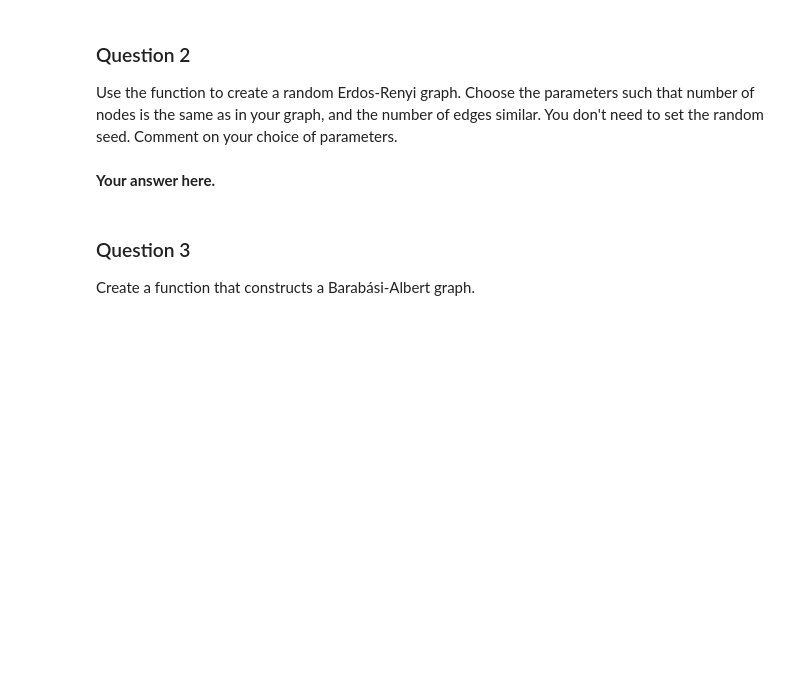
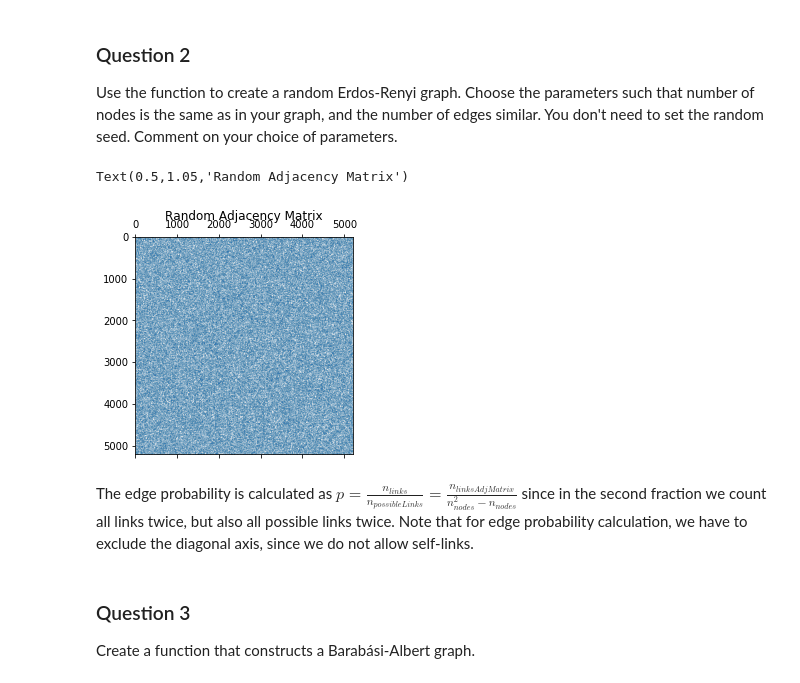
Before and after one commit to mattminder/ntds_24, a Jupyter notebook: Milestone_2/2_network_models.ipynb, the cells around one changed output. Drawn from its saved outputs; the diff is of its cells as text; code cells hidden in the pictures; blank space fills up the shorter version.

```diff
--- a/Milestone_2/2_network_models.ipynb
+++ b/Milestone_2/2_network_models.ipynb
@@ -79,7 +74,17 @@ def erdos_renyi(n, p, seed=None):
     adjacency
         The adjacency matrix of a graph.
     """
+    # set random seed
+    random.seed(seed)
 
-    # Your code here.
+    # create the nodes without edges
+    adjacency = np.zeros((n,n))
+
+    # add random edges
+    for i in range(n):
+        for j in range(i+1,n):
+            if(random.random()<=p):
+                adjacency[i,j] = 1
+                adjacency[j,i] = 1
 
     return adjacency
@@ -100,5 +121,15 @@ Use the function to create a random Erdos-Renyi graph. Choose the parameters suc
-# %% [markdown]
-**Your answer here.**
+# %%
+# calculate the edge probability
+p = adjacency.sum()/(n_nodes*n_nodes-n_nodes)
+random_adj = erdos_renyi(n_nodes, p)
+
+plt.spy(random_adj, markersize=0.02)
+plt.title('Random Adjacency Matrix')
+# %% [output]
+Text(0.5,1.05,'Random Adjacency Matrix')
+[figure, added]
+# %% [markdown]
+The edge probability is calculated as $p=\frac{n_{links}}{n_{possibleLinks}} = \frac{n_{linksAdjMatrix}}{n_{nodes}^2-n_{nodes}}$ since in the second fraction we count all links twice, but also all possible links twice. Note that for edge probability calculation, we have to exclude the diagonal axis, since we do not allow self-links.
 # %% [markdown]
 ### Question 3
 
```
Also changed, not shown: parts of 8 cells of this notebook.
